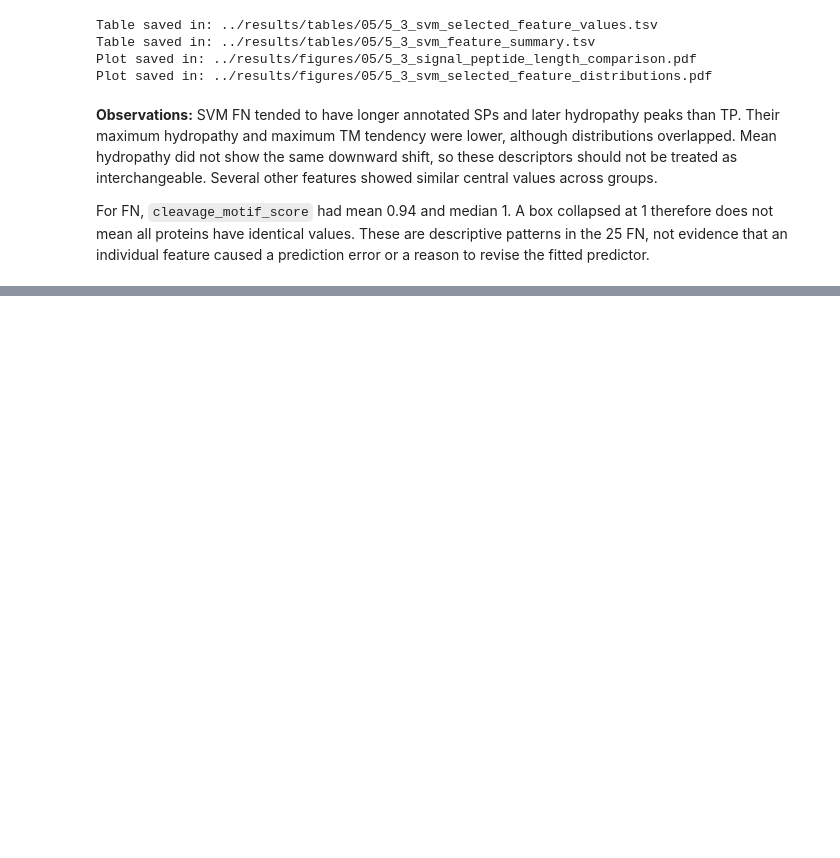
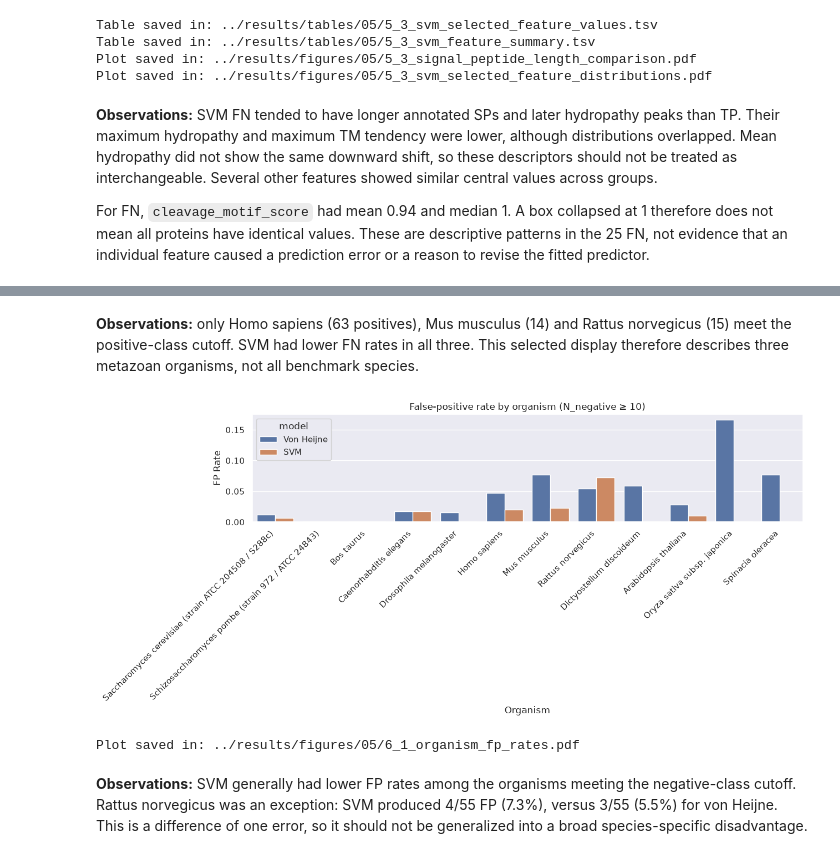
Before and after one commit to bioinformatikk/LB2_project_Group_10, a Jupyter notebook: notebooks/05_benchmarking_and_analysis.ipynb, the cells around one changed output, grey strips where cells are left out. Drawn from its saved outputs; the diff is of its cells as text; code cells hidden in the pictures; blank space fills up the shorter version.

Commit message:
Added final step 6 on 05 benchmarking

```diff
--- a/notebooks/05_benchmarking_and_analysis.ipynb
+++ b/notebooks/05_benchmarking_and_analysis.ipynb
@@ -1652,0 +1891,34 @@ Keep 03–04 CV estimates as evaluations of the earlier procedures, final-search
+# %% [markdown]
+**Observations:** only Homo sapiens (63 positives), Mus musculus (14) and Rattus norvegicus (15) meet the positive-class cutoff. SVM had lower FN rates in all three. This selected display therefore describes three metazoan organisms, not all benchmark species.
+# %%
+fp_organism_plot = organism_errors[
+    organism_errors["N_negative"] >= 10
+].copy()
+
+plt.figure(figsize=(13, 6))
+
+sns.barplot(
+    data=fp_organism_plot,
+    x="organism",
+    y="FP_rate",
+    hue="model",
+    errorbar=None
+)
+
+plt.title("False-positive rate by organism (N_negative ≥ 10)")
+plt.xlabel("Organism")
+plt.ylabel("FP Rate")
+plt.xticks(rotation=45, ha="right")
+plt.tight_layout()
+
+plot_path = figure_dir / "6_1_organism_fp_rates.pdf"
+
+plt.savefig(plot_path, format="pdf", bbox_inches="tight")
+plt.show()
+
+print("Plot saved in:", plot_path)
+# %% [output]
+[figure, added]
+Plot saved in: ../results/figures/05/6_1_organism_fp_rates.pdf
+# %% [markdown]
+**Observations:** SVM generally had lower FP rates among the organisms meeting the negative-class cutoff. Rattus norvegicus was an exception: SVM produced 4/55 FP (7.3%), versus 3/55 (5.5%) for von Heijne. This is a difference of one error, so it should not be generalized into a broad species-specific disadvantage.
```
Also changed, not shown: parts of 16 cells of this notebook, 13 other files.
